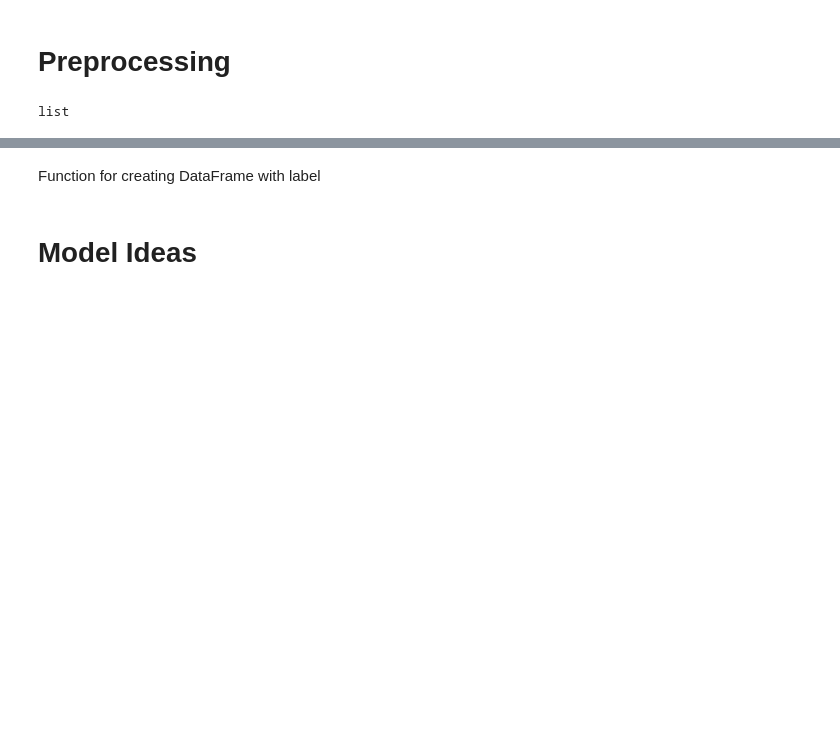
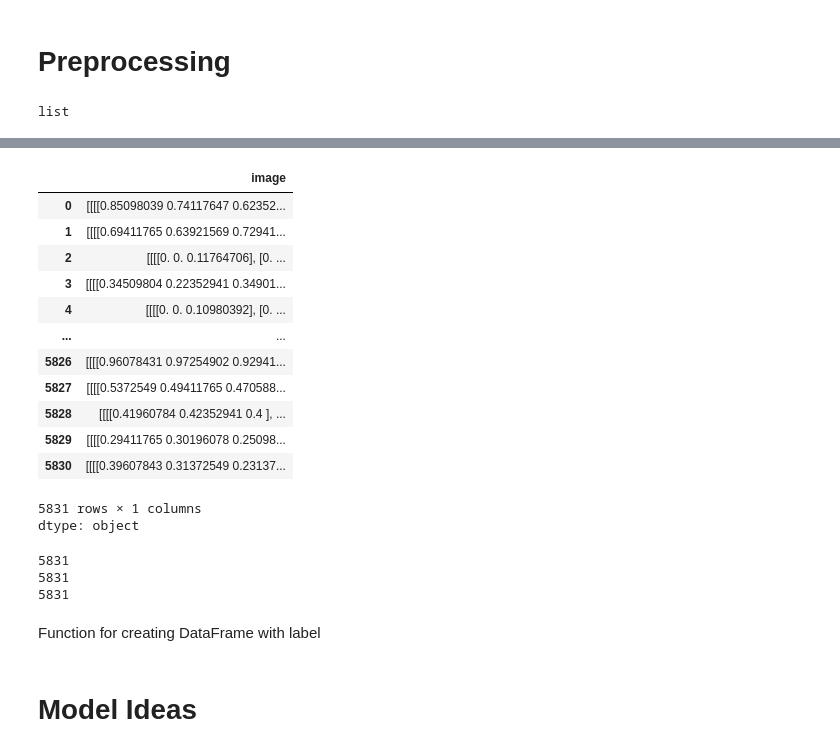
Before and after one commit to sellerstx1982/multimodal_damage_identification, a Jupyter notebook: currentcode.ipynb, the cells around one changed output, grey strips where cells are left out. Drawn from its saved outputs; the diff is of its cells as text; code cells hidden in the pictures; blank space fills up the shorter version.

```diff
--- a/currentcode.ipynb
+++ b/currentcode.ipynb
@@ -322,0 +302,17 @@ y = y.replace({'damage': 1, 'non-damage': 0})
+# %%
+df['image']
+# %% [output]
+|  | image |
+| 0 | [[[[0.85098039 0.74117647 0.62352... |
+| 1 | [[[[0.69411765 0.63921569 0.72941... |
+| 2 | [[[[0. 0. 0.11764706], [0. ... |
+| 3 | [[[[0.34509804 0.22352941 0.34901... |
+| 4 | [[[[0. 0. 0.10980392], [0. ... |
+| ... | ... |
+| 5826 | [[[[0.96078431 0.97254902 0.92941... |
+| 5827 | [[[[0.5372549 0.49411765 0.470588... |
+| 5828 | [[[[0.41960784 0.42352941 0.4 ], ... |
+| 5829 | [[[[0.29411765 0.30196078 0.25098... |
+| 5830 | [[[[0.39607843 0.31372549 0.23137... |
+5831 rows × 1 columns
+dtype: object
@@ -323,3 +324,11 @@ y = y.replace({'damage': 1, 'non-damage': 0})
+# %%
+print(len(images))
+print(len(texts))
+print(len(labels))
+# %% [output]
+5831
+5831
+5831
 # %% [markdown]
 Function for creating DataFrame with label
 # %% [markdown]
```
Also changed, not shown: parts of 77 cells of this notebook.
